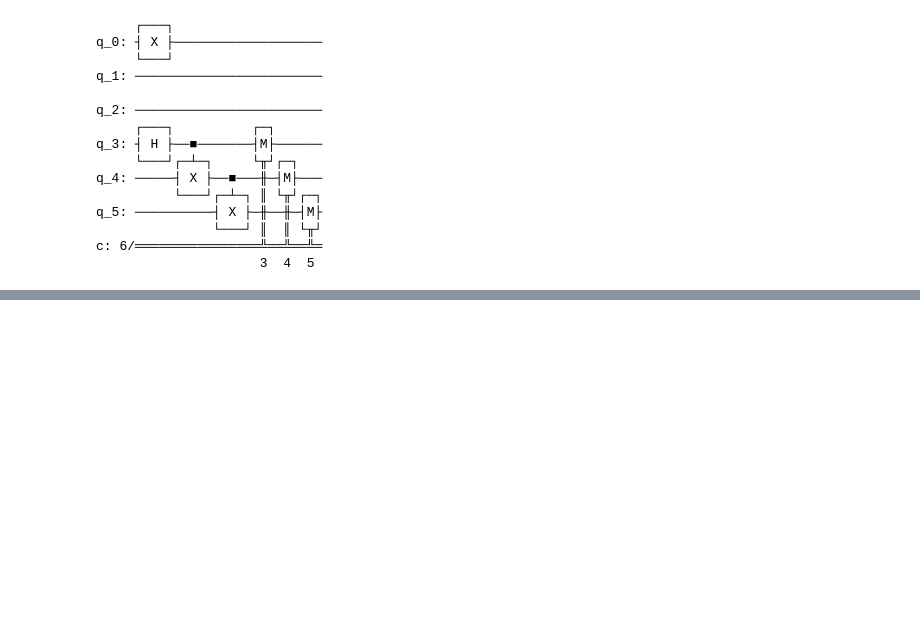
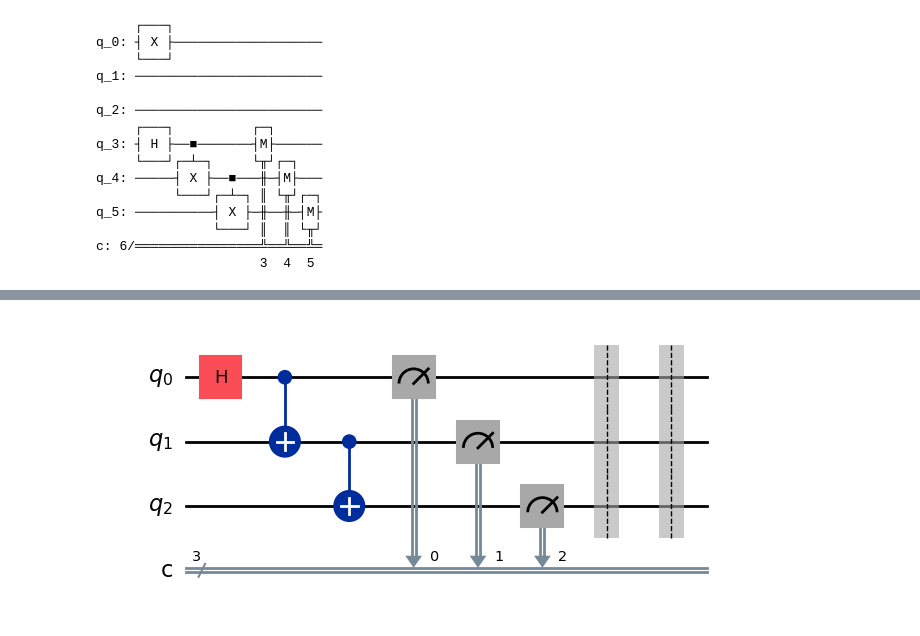
Before and after one commit to kibrahim757/qiskit_certification_examples, a Jupyter notebook: 1_2_Quantum_Operations.ipynb, the cells around one changed output, grey strips where cells are left out. Saved outputs shown, nothing was run; the diff lists cells and outputs as text; code cells hidden in the pictures; blank space fills up the shorter version.

```diff
--- a/1_2_Quantum_Operations.ipynb
+++ b/1_2_Quantum_Operations.ipynb
@@ -360,0 +372,6 @@ c: 6/════════════════╩══╩══╩═
+# %%
+qc.barrier()
+
+qc.draw('mpl')
+# %% [output]
+[figure, added]
```
Also changed, not shown: parts of 7 cells of this notebook.
